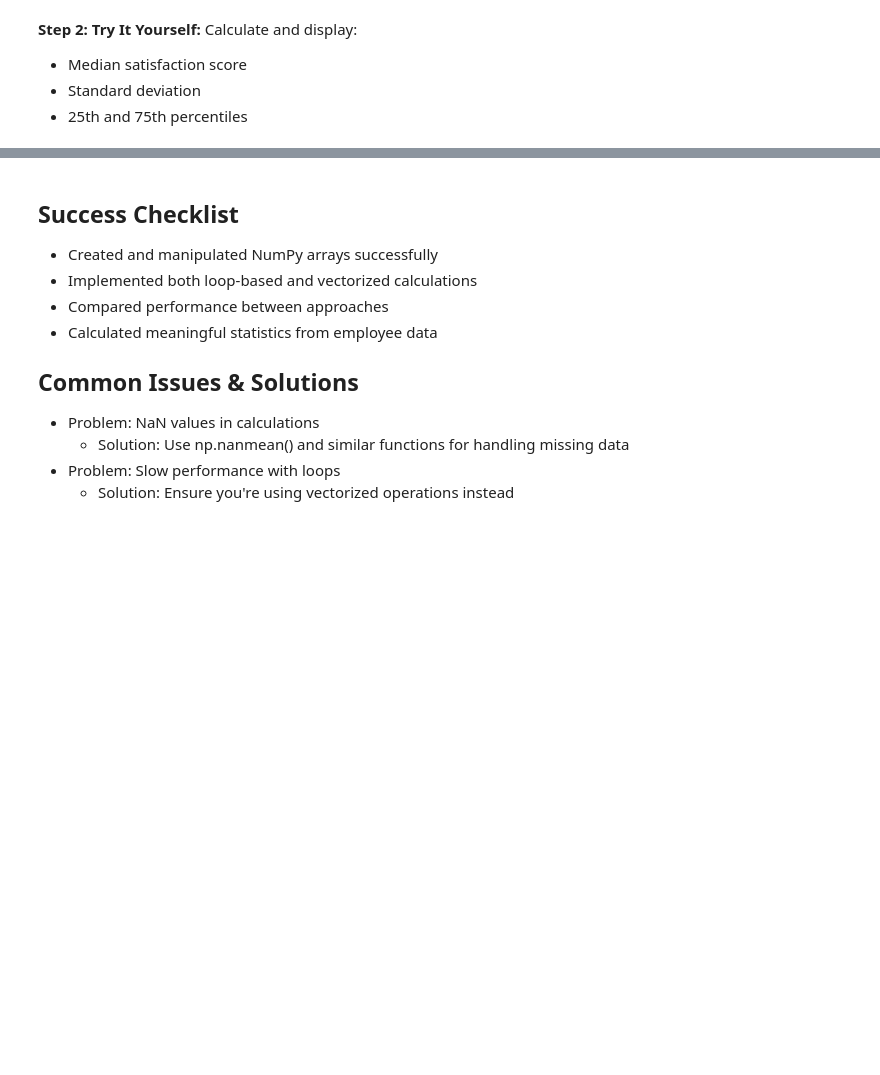
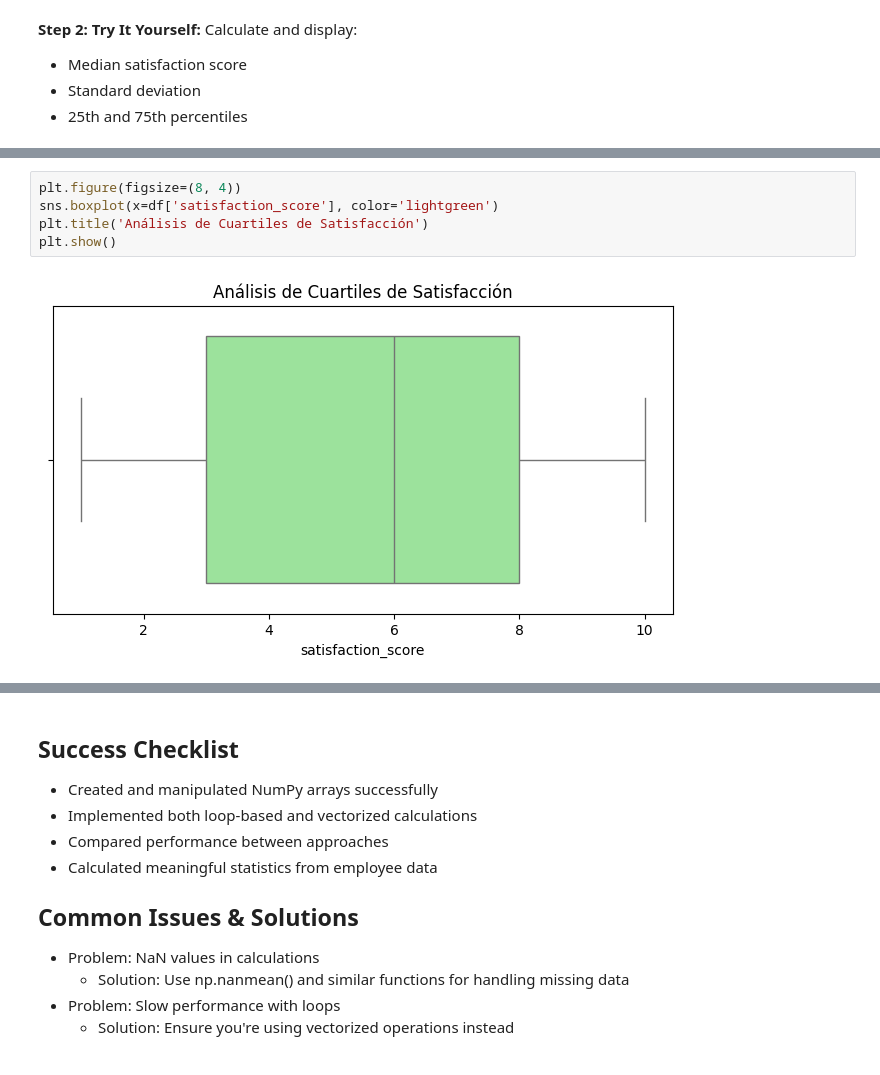
Before and after one commit to Abisais/my-data-project, a Jupyter notebook: NumericalCalculations.ipynb, the cells around one changed output, grey strips where cells are left out. Saved outputs shown, nothing was run; the diff lists cells and outputs as text; blank space fills up the shorter version.

```diff
--- a/NumericalCalculations.ipynb
+++ b/NumericalCalculations.ipynb
@@ -91,0 +140,7 @@ print(f"Mean satisfaction: {np.nanmean(satisfaction)}")
+# %%
+plt.figure(figsize=(8, 4))
+sns.boxplot(x=df['satisfaction_score'], color='lightgreen')
+plt.title('Análisis de Cuartiles de Satisfacción')
+plt.show()
+# %% [output]
+[figure, added]
```
Also changed, not shown: parts of 10 cells of this notebook.
